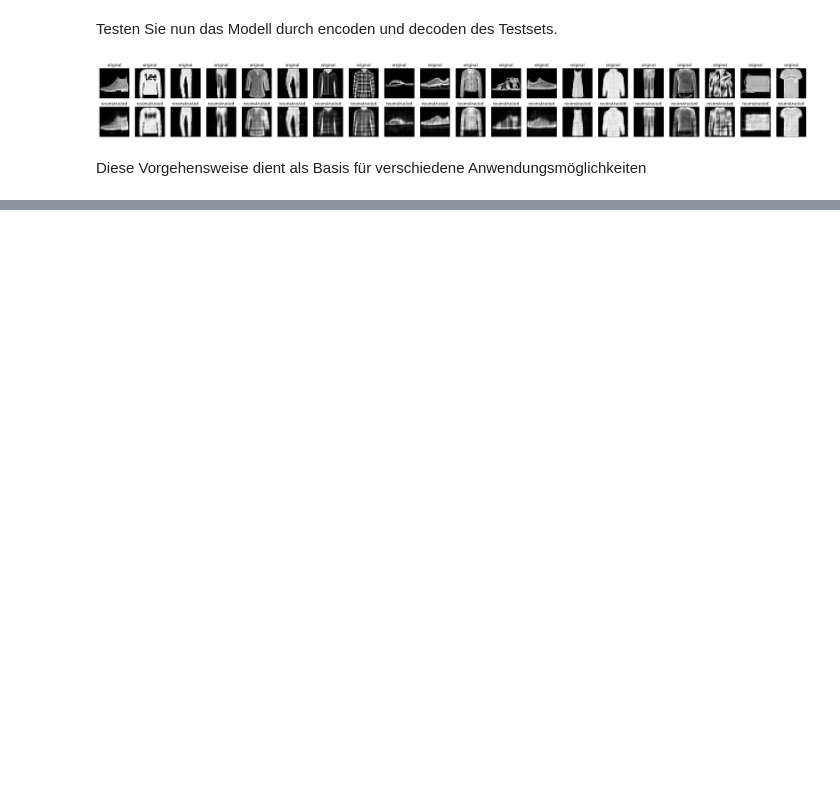
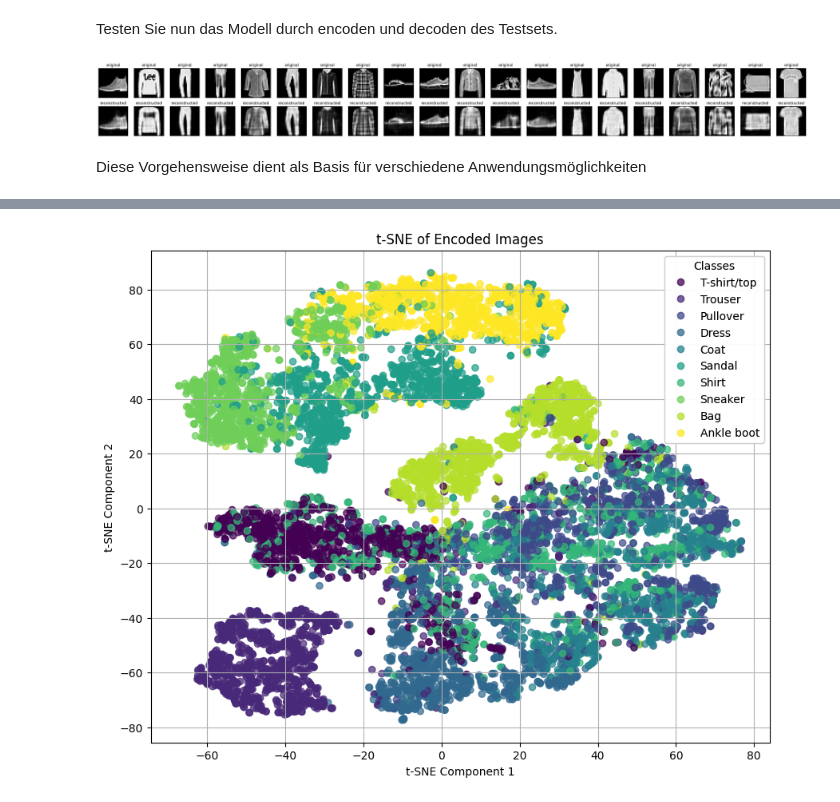
Before and after one commit to PBongartz/GfU_S1912, a Jupyter notebook: Vorschau/07_basic_autoencoder.ipynb, the cells around one changed output, grey strips where cells are left out. Saved outputs shown, nothing was run; the diff lists cells and outputs as text; code cells hidden in the pictures; blank space fills up the shorter version.

```diff
--- a/Vorschau/07_basic_autoencoder.ipynb
+++ b/Vorschau/07_basic_autoencoder.ipynb
@@ -132,0 +169,38 @@ Diese Vorgehensweise dient als Basis für verschiedene Anwendungsmöglichkeiten
+# %%
+import numpy as np
+import matplotlib.pyplot as plt
+from sklearn.manifold import TSNE
+
+
+class_names = ['T-shirt/top', 'Trouser', 'Pullover', 'Dress', 'Coat',
+               'Sandal', 'Shirt', 'Sneaker', 'Bag', 'Ankle boot']
+
+# Perform t-SNE to reduce dimensions to 2
+tsne = TSNE(n_components=2, random_state=42, perplexity=30)
+encoded_imgs_2d_tsne = tsne.fit_transform(encoded_imgs)
+
+# Plotting
+plt.figure(figsize=(10, 8))
+scatter = plt.scatter(
+    encoded_imgs_2d_tsne[:, 0],  # x-coordinates
+    encoded_imgs_2d_tsne[:, 1],  # y-coordinates
+    c=y_test,                    # Colors based on labels
+    cmap='viridis',              # Colormap for coloring by label
+    alpha=0.7                    # Transparency of points
+)
+
+# Create a legend with class names
+handles, labels = scatter.legend_elements()
+# Use class names for labels based on indices
+labeled_handles = [handles[i] for i in range(len(class_names))]
+labeled_class_names = class_names
+legend1 = plt.legend(labeled_handles, labeled_class_names, title="Classes")
+plt.gca().add_artist(legend1)
+
+plt.title('t-SNE of Encoded Images')
+plt.xlabel('t-SNE Component 1')
+plt.ylabel('t-SNE Component 2')
+plt.grid(True)
+plt.show()
+# %% [output]
+[figure, added]
```
Also changed, not shown: parts of 8 cells of this notebook.
